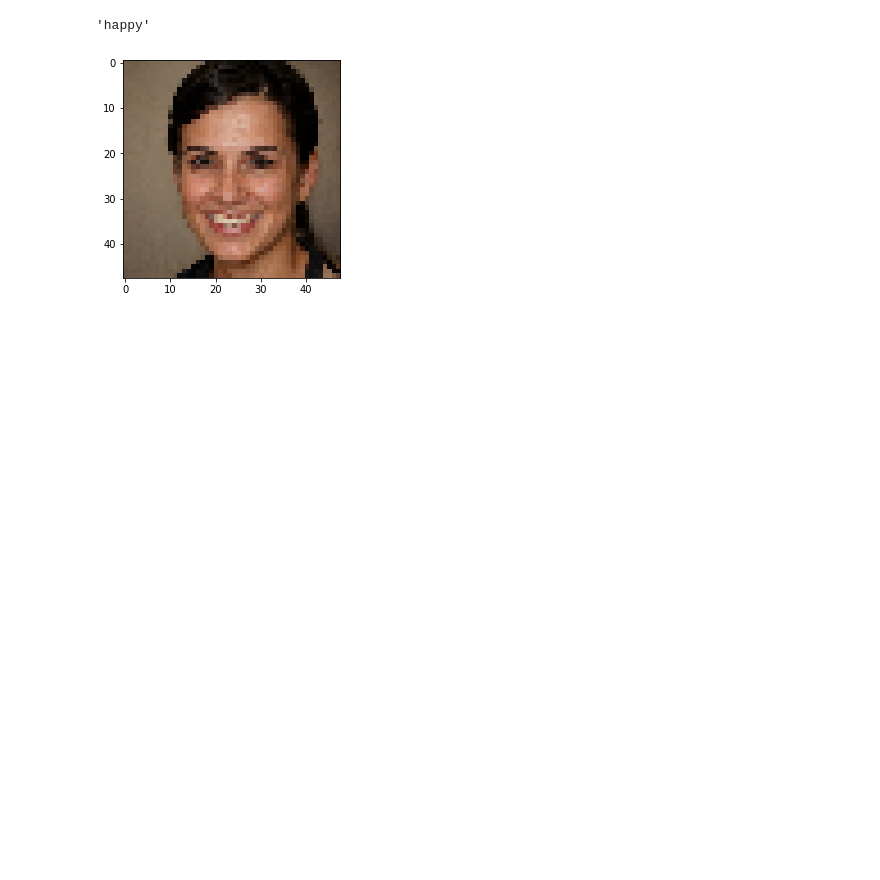
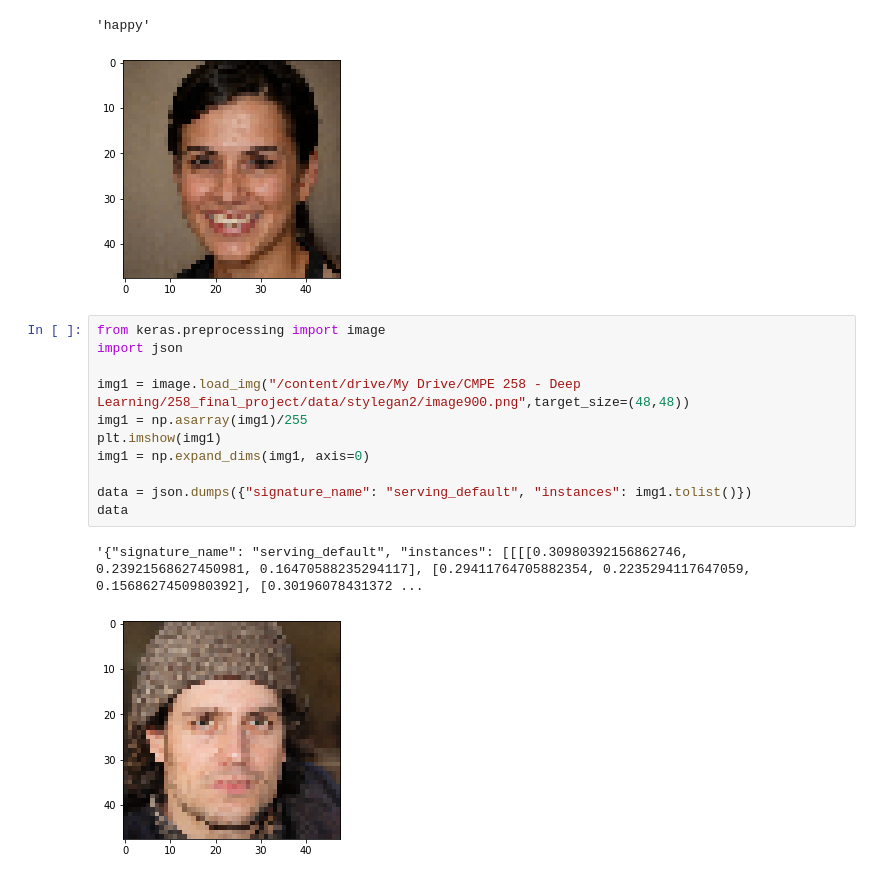
Before and after one commit to emmelinetsen/faceAI, a Jupyter notebook: TFX_for_CNN_Model.ipynb, the cells around one changed output. Saved outputs shown, nothing was run; the diff lists cells and outputs as text; blank space fills up the shorter version.

```diff
--- a/TFX_for_CNN_Model.ipynb
+++ b/TFX_for_CNN_Model.ipynb
@@ -442,3 +442,17 @@ classes[np.argmax(output)]
 [6.12283611e-06, 2.26132148e-20, 1.05902842e-07, 0.999824107, 6.13563429e-07, 6.18885068e-08, 0.000168941624, 1.94697734e-23]
 'happy'
 [figure]
+# %%
+from keras.preprocessing import image
+import json
+
+img1 = image.load_img("/content/drive/My Drive/CMPE 258 - Deep Learning/258_final_project/data/stylegan2/image900.png",target_size=(48,48))
+img1 = np.asarray(img1)/255
+plt.imshow(img1)
+img1 = np.expand_dims(img1, axis=0)
+
+data = json.dumps({"signature_name": "serving_default", "instances": img1.tolist()})
+data
+# %% [output]
+'{"signature_name": "serving_default", "instances": [[[[0.30980392156862746, 0.23921568627450981, 0.16470588235294117], [0.29411764705882354, 0.2235294117647059, 0.1568627450980392], [0.30196078431372 ...
+[figure, added]
```
Also changed, not shown: parts of 2 cells of this notebook.
